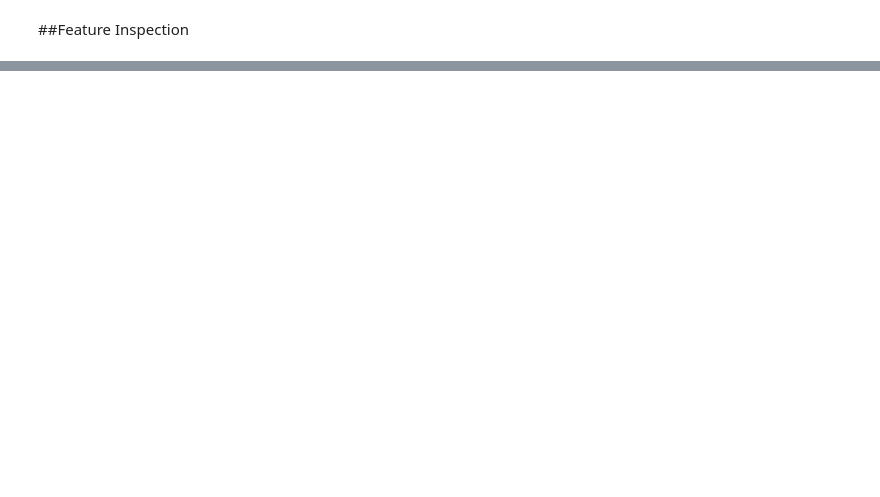
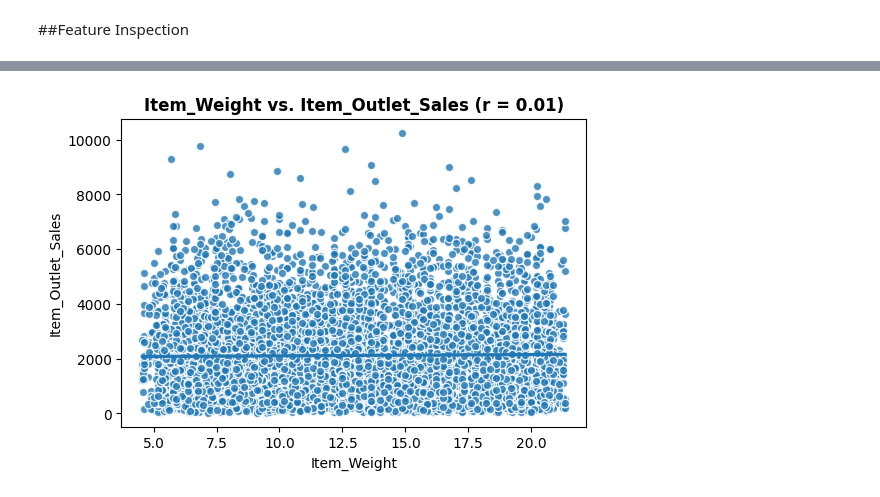
Before and after one commit to Hjarrar14/Prediction-of-Product-Sales, a Jupyter notebook: Prediction_of_Product_Sales.ipynb, the cells around one changed output, grey strips where cells are left out. Drawn from its saved outputs; the diff is of its cells as text; code cells hidden in the pictures; blank space fills up the shorter version.

```diff
--- a/Prediction_of_Product_Sales.ipynb
+++ b/Prediction_of_Product_Sales.ipynb
@@ -528,0 +523,3 @@ Text(0.5, 1.0, 'Item_Type VS Item_Outlet_Sales')
+# %%
+df['Outlet_Size'] = df['Outlet_Size'].replace('NaN',None)
+df['Outlet_Size'].isna().sum()
@@ -528,0 +544,3 @@ Text(0.5, 1.0, 'Item_Type VS Item_Outlet_Sales')
+# %%
+df['Item_Weight'] = df['Item_Weight'].replace(-1,np.nan)
+df['Item_Weight'].isna().sum()
@@ -528,0 +759,4 @@ Text(0.5, 1.0, 'Item_Type VS Item_Outlet_Sales')
+# %%
+# # Confirming the dtype to select correct EDA function
+feature = "Item_Weight"
+df[feature].dtype
@@ -528,0 +868,5 @@ Text(0.5, 1.0, 'Item_Type VS Item_Outlet_Sales')
+# %%
+# Run the appropriate feature vs. target function (based on dtype)
+plot_numeric_vs_target(df,feature);
+# %% [output]
+[figure, added]
```
Also changed, not shown: parts of 88 cells of this notebook.
